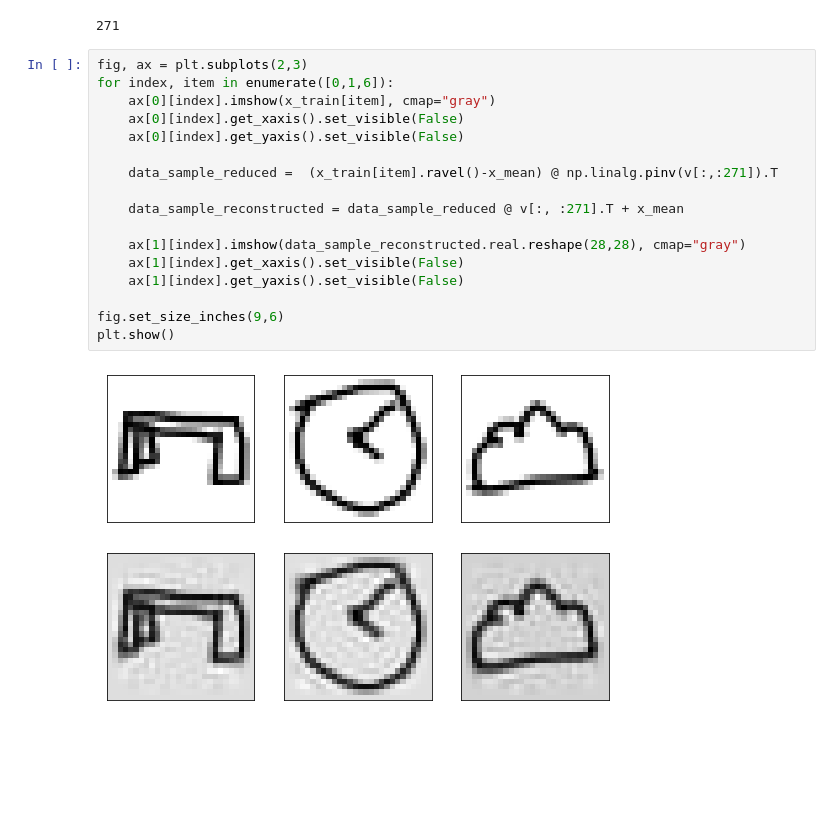
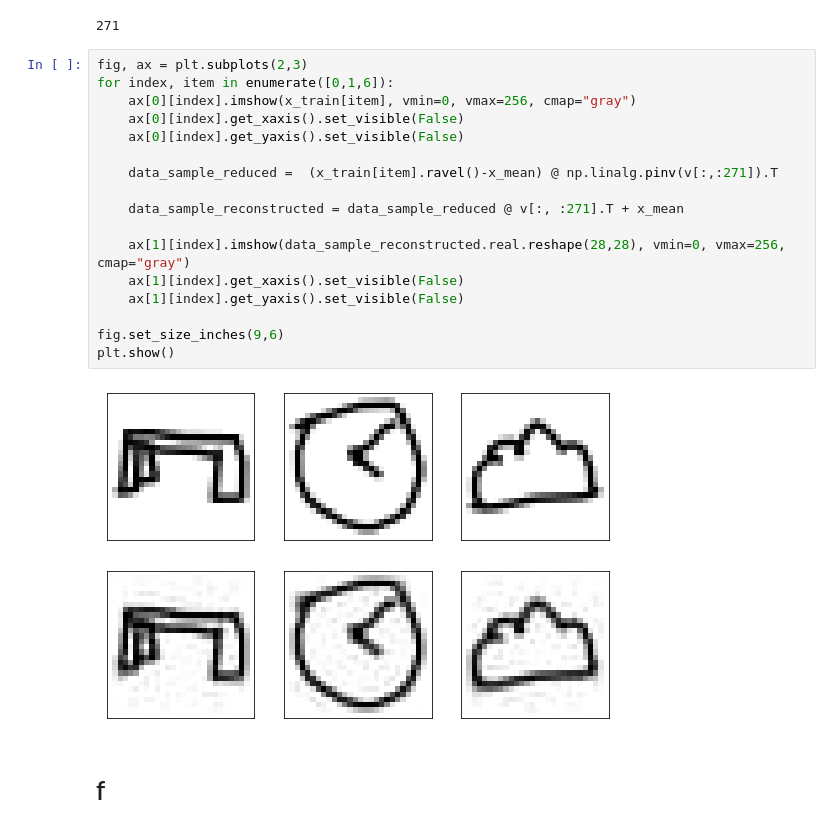
Before and after one commit to AUT-Student/SPR-HW4, a Jupyter notebook: P4/P4.ipynb, the cells around one changed output. Cells and saved outputs as stored; diff of their text form; blank space fills up the shorter version.

```diff
--- a/P4/P4.ipynb
+++ b/P4/P4.ipynb
@@ -353,19 +353,21 @@ while True:
 # %%
 fig, ax = plt.subplots(2,3)
 for index, item in enumerate([0,1,6]):
-    ax[0][index].imshow(x_train[item], cmap="gray")
+    ax[0][index].imshow(x_train[item], vmin=0, vmax=256, cmap="gray")
     ax[0][index].get_xaxis().set_visible(False)
     ax[0][index].get_yaxis().set_visible(False)
 
     data_sample_reduced =  (x_train[item].ravel()-x_mean) @ np.linalg.pinv(v[:,:271]).T
 
     data_sample_reconstructed = data_sample_reduced @ v[:, :271].T + x_mean
 
-    ax[1][index].imshow(data_sample_reconstructed.real.reshape(28,28), cmap="gray")
+    ax[1][index].imshow(data_sample_reconstructed.real.reshape(28,28), vmin=0, vmax=256, cmap="gray")
     ax[1][index].get_xaxis().set_visible(False)
     ax[1][index].get_yaxis().set_visible(False)
 
 fig.set_size_inches(9,6)
 plt.show()
 # %% [output]
-[figure, old version]
+[figure, new version]
+# %% [markdown]
+# f
```
Also changed, not shown: parts of 2 cells of this notebook, 1 other file.
